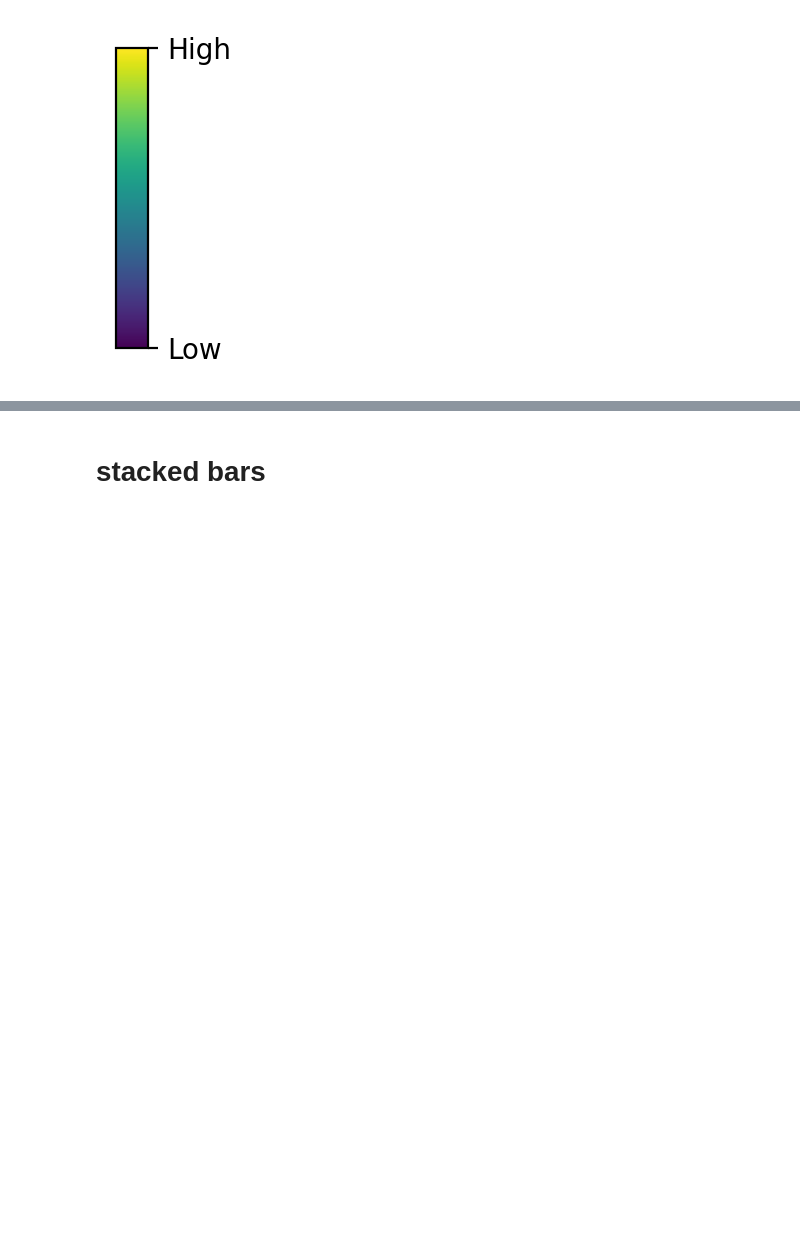
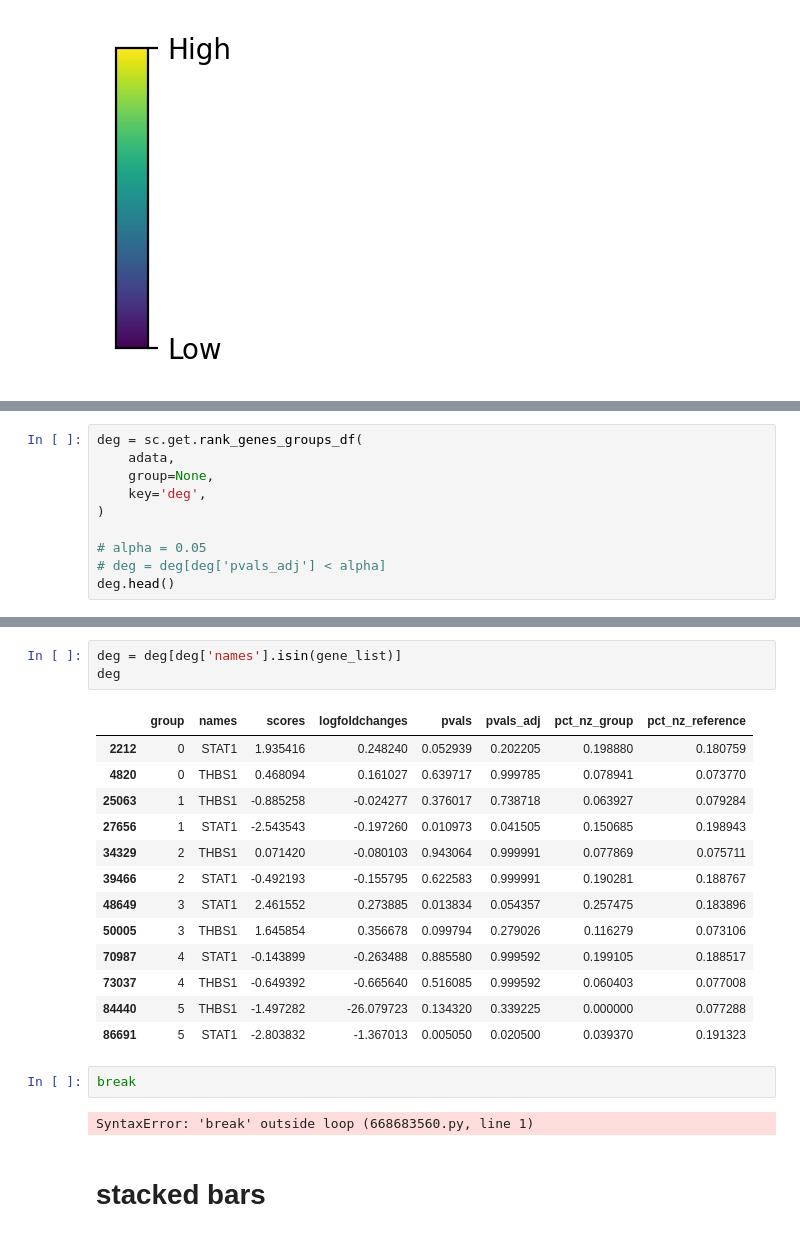
Before and after one commit to CooperStansbury/ONT-single-cell, a Jupyter notebook: notebooks/FIGURE_2_MAGIC.ipynb, the cells around one changed output, grey strips where cells are left out. Drawn from its saved outputs; the diff is of its cells as text; blank space fills up the shorter version.

```diff
--- a/notebooks/FIGURE_2_MAGIC.ipynb
+++ b/notebooks/FIGURE_2_MAGIC.ipynb
@@ -212,0 +200,10 @@ for gene in gene_list:
+# %%
+deg = sc.get.rank_genes_groups_df(
+    adata,
+    group=None,
+    key='deg',
+)
+
+# alpha = 0.05
+# deg = deg[deg['pvals_adj'] < alpha]
+deg.head()
@@ -213,3 +217,24 @@ for gene in gene_list:
+# %%
+deg = deg[deg['names'].isin(gene_list)]
+deg
+# %% [output]
+|  | group | names | scores | logfoldchanges | pvals | pvals_adj | pct_nz_group | pct_nz_reference |
+| 2212 | 0 | STAT1 | 1.935416 | 0.248240 | 0.052939 | 0.202205 | 0.198880 | 0.180759 |
+| 4820 | 0 | THBS1 | 0.468094 | 0.161027 | 0.639717 | 0.999785 | 0.078941 | 0.073770 |
+| 25063 | 1 | THBS1 | -0.885258 | -0.024277 | 0.376017 | 0.738718 | 0.063927 | 0.079284 |
+| 27656 | 1 | STAT1 | -2.543543 | -0.197260 | 0.010973 | 0.041505 | 0.150685 | 0.198943 |
+| 34329 | 2 | THBS1 | 0.071420 | -0.080103 | 0.943064 | 0.999991 | 0.077869 | 0.075711 |
+| 39466 | 2 | STAT1 | -0.492193 | -0.155795 | 0.622583 | 0.999991 | 0.190281 | 0.188767 |
+| 48649 | 3 | STAT1 | 2.461552 | 0.273885 | 0.013834 | 0.054357 | 0.257475 | 0.183896 |
+| 50005 | 3 | THBS1 | 1.645854 | 0.356678 | 0.099794 | 0.279026 | 0.116279 | 0.073106 |
+| 70987 | 4 | STAT1 | -0.143899 | -0.263488 | 0.885580 | 0.999592 | 0.199105 | 0.188517 |
+| 73037 | 4 | THBS1 | -0.649392 | -0.665640 | 0.516085 | 0.999592 | 0.060403 | 0.077008 |
+| 84440 | 5 | THBS1 | -1.497282 | -26.079723 | 0.134320 | 0.339225 | 0.000000 | 0.077288 |
+| 86691 | 5 | STAT1 | -2.803832 | -1.367013 | 0.005050 | 0.020500 | 0.039370 | 0.191323 |
+# %%
+break
+# %% [output]
+SyntaxError: 'break' outside loop (668683560.py, line 1)
 # %% [markdown]
 # stacked bars
 # %%
```
Also changed, not shown: parts of 3 cells of this notebook, 5 other files.
